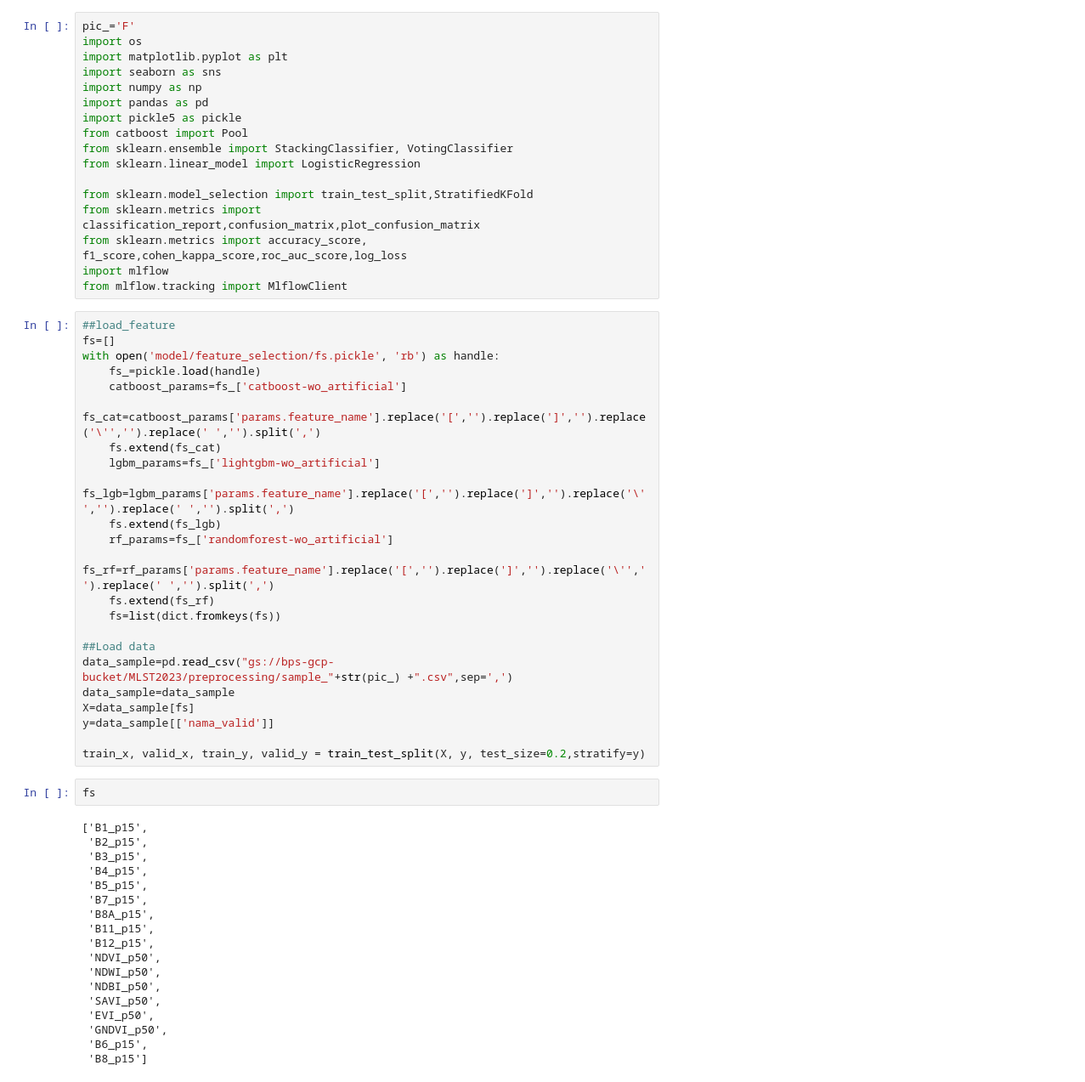
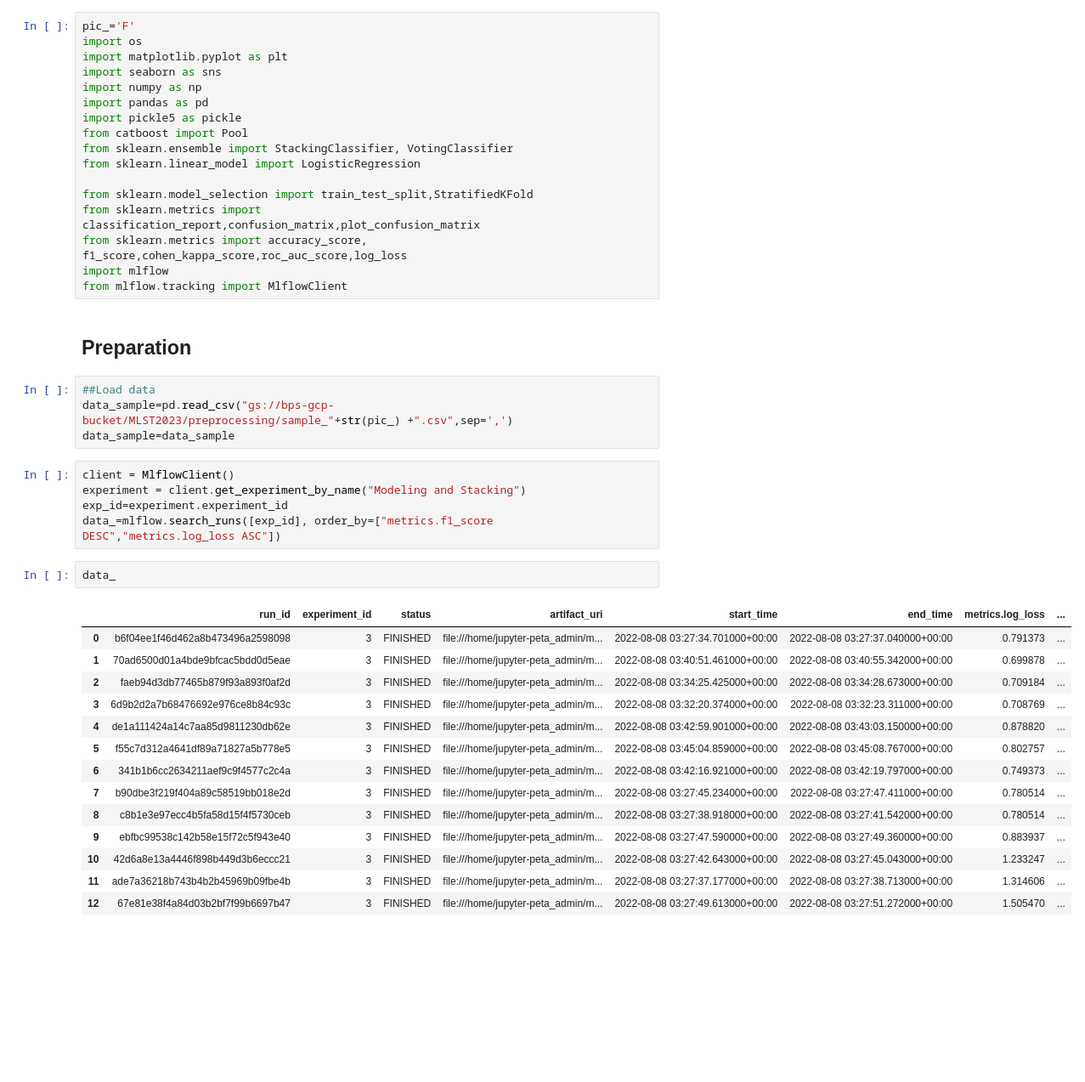
Before and after one commit to achmfirmansyah/MLST2023, a Jupyter notebook: 07_Explainable Model.ipynb, the cells around one changed output. Shown at 85% size. Cells and saved outputs as stored; diff of their text form; blank space fills up the shorter version.

```diff
--- a/07_Explainable Model.ipynb
+++ b/07_Explainable Model.ipynb
@@ -15,46 +15,31 @@ from sklearn.metrics import classification_report,confusion_matrix,plot_confusio
 from sklearn.metrics import accuracy_score, f1_score,cohen_kappa_score,roc_auc_score,log_loss
 import mlflow
 from mlflow.tracking import MlflowClient
-# %%
-##load_feature
-fs=[]
-with open('model/feature_selection/fs.pickle', 'rb') as handle:
-    fs_=pickle.load(handle)
-    catboost_params=fs_['catboost-wo_artificial']
-    fs_cat=catboost_params['params.feature_name'].replace('[','').replace(']','').replace('\'','').replace(' ','').split(',')
-    fs.extend(fs_cat)
-    lgbm_params=fs_['lightgbm-wo_artificial']
-    fs_lgb=lgbm_params['params.feature_name'].replace('[','').replace(']','').replace('\'','').replace(' ','').split(',')
-    fs.extend(fs_lgb)
-    rf_params=fs_['randomforest-wo_artificial']
-    fs_rf=rf_params['params.feature_name'].replace('[','').replace(']','').replace('\'','').replace(' ','').split(',')
-    fs.extend(fs_rf)
-    fs=list(dict.fromkeys(fs))
-
-##Load data
-data_sample=pd.read_csv("gs://bps-gcp-bucket/MLST2023/preprocessing/sample_"+str(pic_) +".csv",sep=',')
-data_sample=data_sample
-X=data_sample[fs]
-y=data_sample[['nama_valid']]
-
-train_x, valid_x, train_y, valid_y = train_test_split(X, y, test_size=0.2,stratify=y)
+# %% [markdown]
+## Preparation
+# %%
+##Load data
+data_sample=pd.read_csv("gs://bps-gcp-bucket/MLST2023/preprocessing/sample_"+str(pic_) +".csv",sep=',')
+data_sample=data_sample
+# %%
+client = MlflowClient()
+experiment = client.get_experiment_by_name("Modeling and Stacking")
+exp_id=experiment.experiment_id
+data_=mlflow.search_runs([exp_id], order_by=["metrics.f1_score DESC","metrics.log_loss ASC"])
 # %%
-fs
+data_
 # %% [output]
-['B1_p15',
- 'B2_p15',
- 'B3_p15',
- 'B4_p15',
- 'B5_p15',
- 'B7_p15',
- 'B8A_p15',
- 'B11_p15',
- 'B12_p15',
- 'NDVI_p50',
- 'NDWI_p50',
- 'NDBI_p50',
- 'SAVI_p50',
- 'EVI_p50',
- 'GNDVI_p50',
- 'B6_p15',
- 'B8_p15']
+|  | run_id | experiment_id | status | artifact_uri | start_time | end_time | metrics.log_loss | ... |
+| 0 | b6f04ee1f46d462a8b473496a2598098 | 3 | FINISHED | file:///home/jupyter-peta_admin/m... | 2022-08-08 03:27:34.701000+00:00 | 2022-08-08 03:27:37.040000+00:00 | 0.791373 | ... |
+| 1 | 70ad6500d01a4bde9bfcac5bdd0d5eae | 3 | FINISHED | file:///home/jupyter-peta_admin/m... | 2022-08-08 03:40:51.461000+00:00 | 2022-08-08 03:40:55.342000+00:00 | 0.699878 | ... |
+| 2 | faeb94d3db77465b879f93a893f0af2d | 3 | FINISHED | file:///home/jupyter-peta_admin/m... | 2022-08-08 03:34:25.425000+00:00 | 2022-08-08 03:34:28.673000+00:00 | 0.709184 | ... |
+| 3 | 6d9b2d2a7b68476692e976ce8b84c93c | 3 | FINISHED | file:///home/jupyter-peta_admin/m... | 2022-08-08 03:32:20.374000+00:00 | 2022-08-08 03:32:23.311000+00:00 | 0.708769 | ... |
+| 4 | de1a111424a14c7aa85d9811230db62e | 3 | FINISHED | file:///home/jupyter-peta_admin/m... | 2022-08-08 03:42:59.901000+00:00 | 2022-08-08 03:43:03.150000+00:00 | 0.878820 | ... |
+| 5 | f55c7d312a4641df89a71827a5b778e5 | 3 | FINISHED | file:///home/jupyter-peta_admin/m... | 2022-08-08 03:45:04.859000+00:00 | 2022-08-08 03:45:08.767000+00:00 | 0.802757 | ... |
+| 6 | 341b1b6cc2634211aef9c9f4577c2c4a | 3 | FINISHED | file:///home/jupyter-peta_admin/m... | 2022-08-08 03:42:16.921000+00:00 | 2022-08-08 03:42:19.797000+00:00 | 0.749373 | ... |
+| 7 | b90dbe3f219f404a89c58519bb018e2d | 3 | FINISHED | file:///home/jupyter-peta_admin/m... | 2022-08-08 03:27:45.234000+00:00 | 2022-08-08 03:27:47.411000+00:00 | 0.780514 | ... |
+| 8 | c8b1e3e97ecc4b5fa58d15f4f5730ceb | 3 | FINISHED | file:///home/jupyter-peta_admin/m... | 2022-08-08 03:27:38.918000+00:00 | 2022-08-08 03:27:41.542000+00:00 | 0.780514 | ... |
+| 9 | ebfbc99538c142b58e15f72c5f943e40 | 3 | FINISHED | file:///home/jupyter-peta_admin/m... | 2022-08-08 03:27:47.590000+00:00 | 2022-08-08 03:27:49.360000+00:00 | 0.883937 | ... |
+| 10 | 42d6a8e13a4446f898b449d3b6eccc21 | 3 | FINISHED | file:///home/jupyter-peta_admin/m... | 2022-08-08 03:27:42.643000+00:00 | 2022-08-08 03:27:45.043000+00:00 | 1.233247 | ... |
+| 11 | ade7a36218b743b4b2b45969b09fbe4b | 3 | FINISHED | file:///home/jupyter-peta_admin/m... | 2022-08-08 03:27:37.177000+00:00 | 2022-08-08 03:27:38.713000+00:00 | 1.314606 | ... |
+| 12 | 67e81e38f4a84d03b2bf7f99b6697b47 | 3 | FINISHED | file:///home/jupyter-peta_admin/m... | 2022-08-08 03:27:49.613000+00:00 | 2022-08-08 03:27:51.272000+00:00 | 1.505470 | ... |
```
Also changed, not shown: parts of 17 cells of this notebook, 5 other files.
